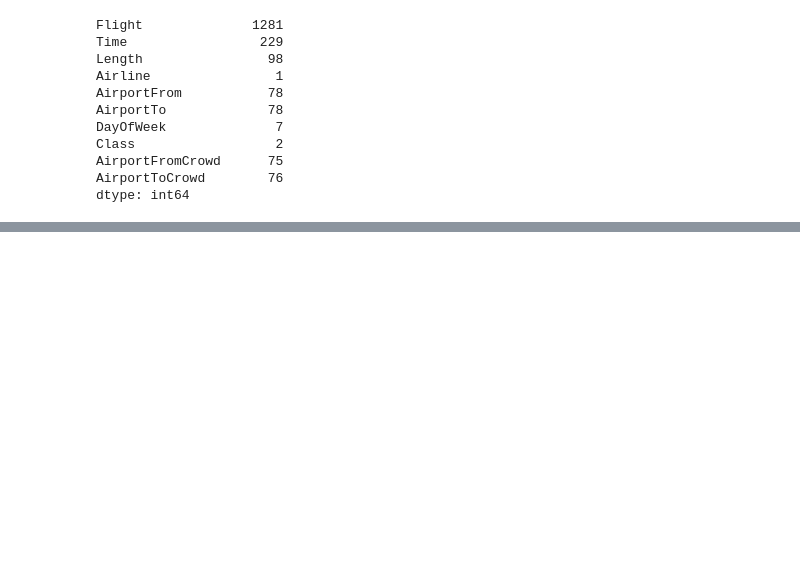
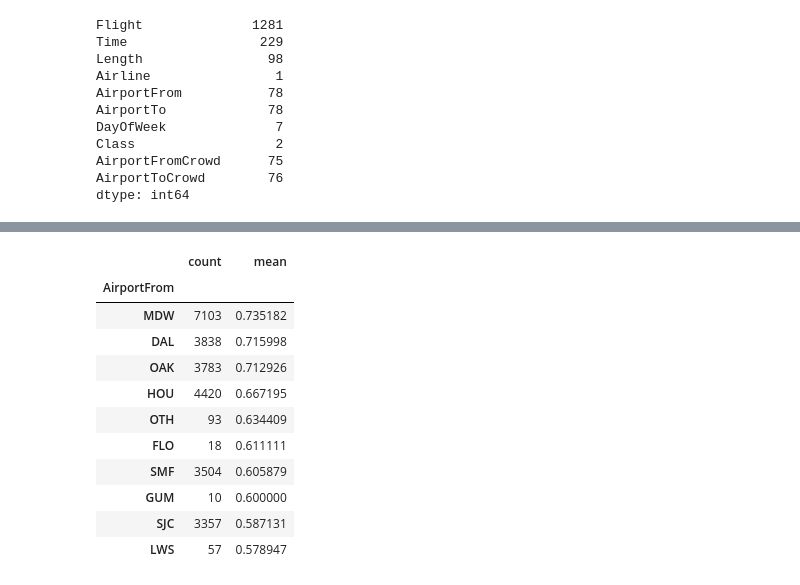
Before and after one commit to DivinitasMaxima/BINA-REPO, a Jupyter notebook: data/Airlines Delay.ipynb, the cells around one changed output, grey strips where cells are left out. Drawn from its saved outputs; the diff is of its cells as text; code cells hidden in the pictures; blank space fills up the shorter version.

```diff
--- a/data/Airlines Delay.ipynb
+++ b/data/Airlines Delay.ipynb
@@ -214,0 +314,16 @@ dtype: int64
+# %%
+# Anzahl Flüge + Verspätungsrate
+df.groupby("AirportFrom")["Class"].agg(["count", "mean"]).sort_values("mean", ascending=False).head(10)
+# %% [output]
+|  | count | mean |
+| AirportFrom |  |  |
+| MDW | 7103 | 0.735182 |
+| DAL | 3838 | 0.715998 |
+| OAK | 3783 | 0.712926 |
+| HOU | 4420 | 0.667195 |
+| OTH | 93 | 0.634409 |
+| FLO | 18 | 0.611111 |
+| SMF | 3504 | 0.605879 |
+| GUM | 10 | 0.600000 |
+| SJC | 3357 | 0.587131 |
+| LWS | 57 | 0.578947 |
```
Also changed, not shown: parts of 5 cells of this notebook.
